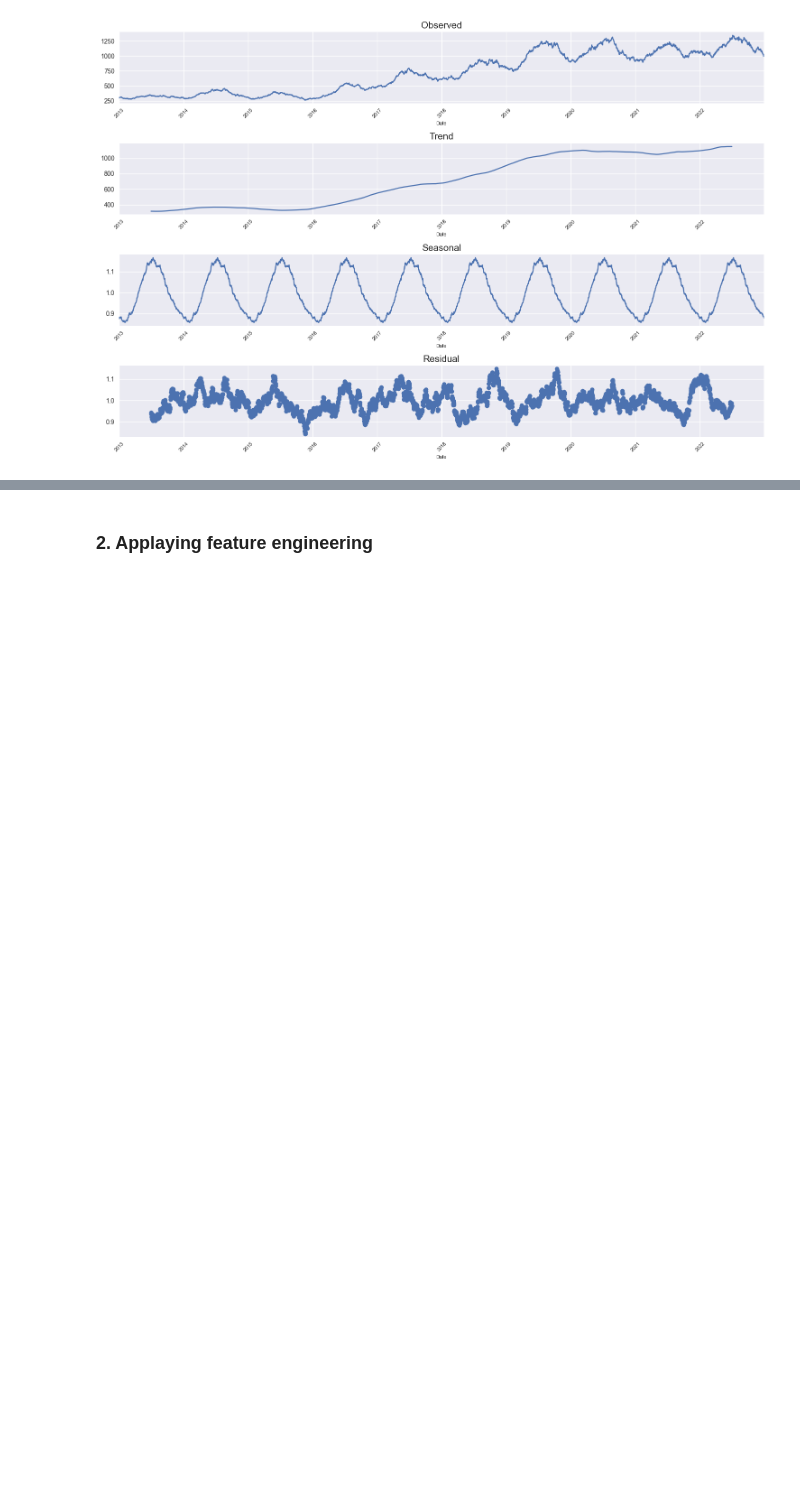
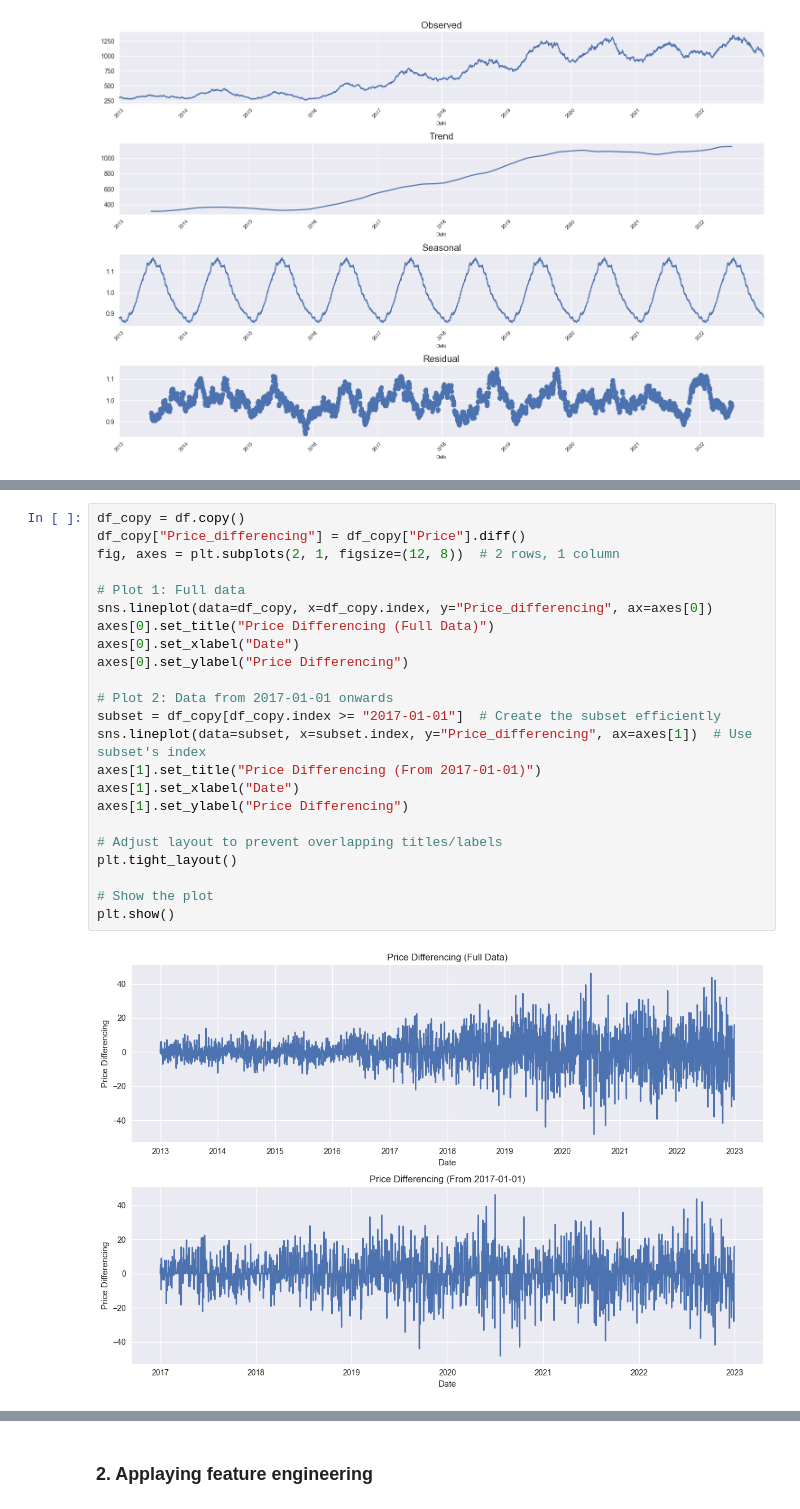
Before and after one commit to MatteoMazzon/expana_job_interview, a Jupyter notebook: assignment_expana_01.ipynb, the cells around one changed output, grey strips where cells are left out. Cells and saved outputs as stored; diff of their text form; blank space fills up the shorter version.

```diff
--- a/assignment_expana_01.ipynb
+++ b/assignment_expana_01.ipynb
@@ -103,0 +96,25 @@ plt.show()
+# %%
+df_copy = df.copy()
+df_copy["Price_differencing"] = df_copy["Price"].diff()
+fig, axes = plt.subplots(2, 1, figsize=(12, 8))  # 2 rows, 1 column
+
+# Plot 1: Full data
+sns.lineplot(data=df_copy, x=df_copy.index, y="Price_differencing", ax=axes[0])
+axes[0].set_title("Price Differencing (Full Data)")
+axes[0].set_xlabel("Date")
+axes[0].set_ylabel("Price Differencing")
+
+# Plot 2: Data from 2017-01-01 onwards
+subset = df_copy[df_copy.index >= "2017-01-01"]  # Create the subset efficiently
+sns.lineplot(data=subset, x=subset.index, y="Price_differencing", ax=axes[1])  # Use subset's index
+axes[1].set_title("Price Differencing (From 2017-01-01)")
+axes[1].set_xlabel("Date")
+axes[1].set_ylabel("Price Differencing")
+
+# Adjust layout to prevent overlapping titles/labels
+plt.tight_layout()
+
+# Show the plot
+plt.show()
+# %% [output]
+[figure, added]
```
Also changed, not shown: parts of 39 cells of this notebook.
